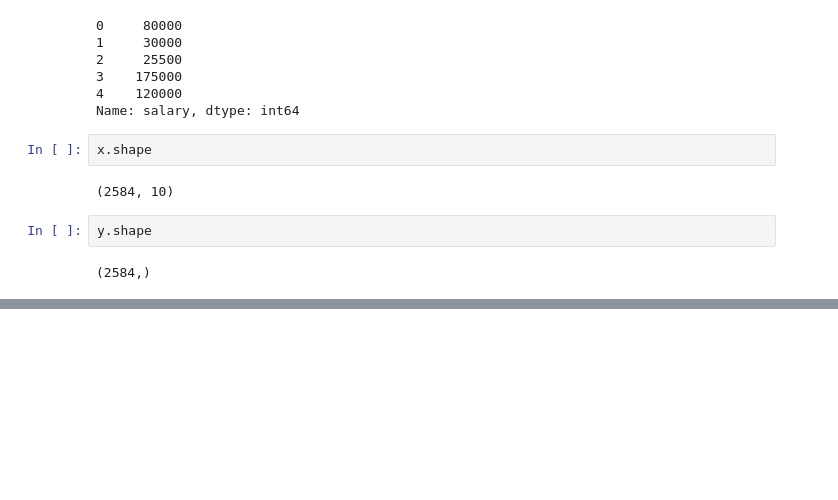
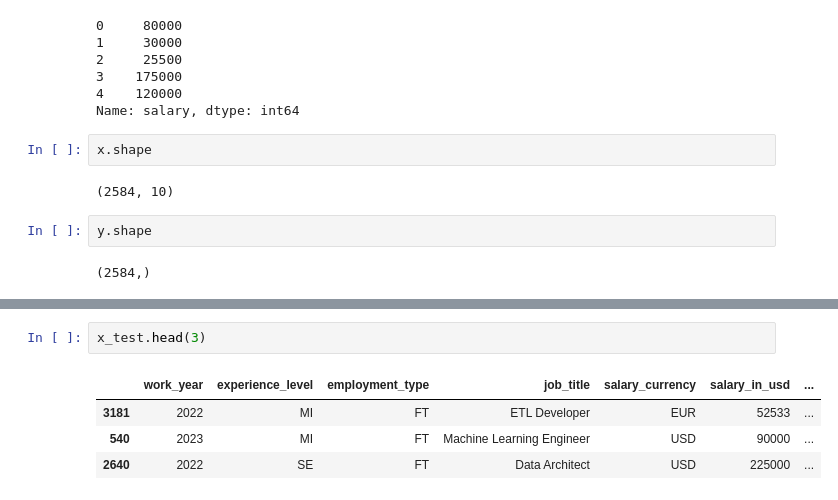
Before and after one commit to creatortorbo/Data-Science-Salaries-2023, a Jupyter notebook: ml/Data Science Salaries 2023.ipynb, the cells around one changed output, grey strips where cells are left out. Drawn from its saved outputs; the diff is of its cells as text; blank space fills up the shorter version.

```diff
--- a/ml/Data Science Salaries 2023.ipynb
+++ b/ml/Data Science Salaries 2023.ipynb
@@ -558,0 +613,7 @@ y.shape
+# %%
+x_test.head(3)
+# %% [output]
+|  | work_year | experience_level | employment_type | job_title | salary_currency | salary_in_usd | ... |
+| 3181 | 2022 | MI | FT | ETL Developer | EUR | 52533 | ... |
+| 540 | 2023 | MI | FT | Machine Learning Engineer | USD | 90000 | ... |
+| 2640 | 2022 | SE | FT | Data Architect | USD | 225000 | ... |
```
Also changed, not shown: parts of 16 cells of this notebook, 2 other files.
